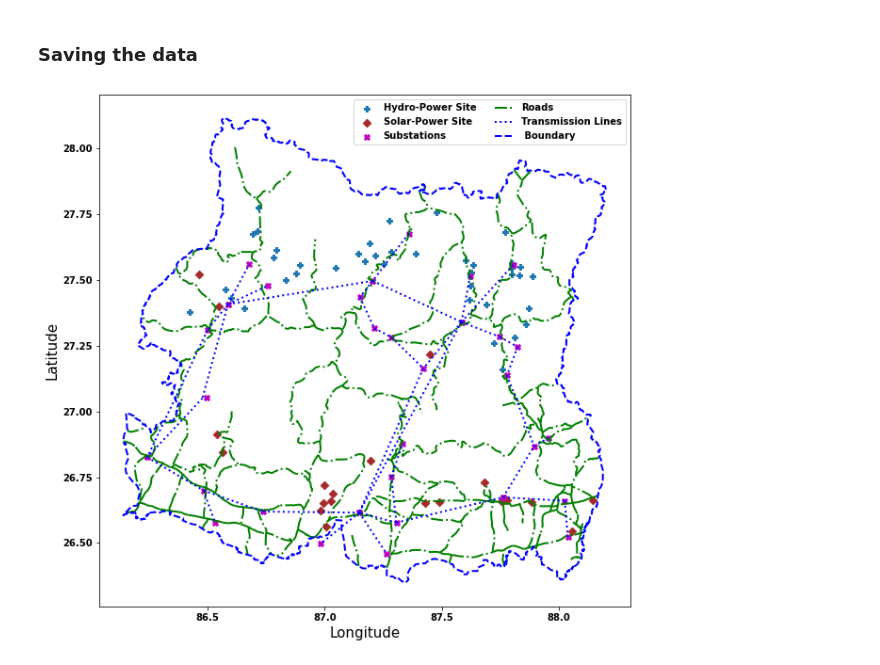
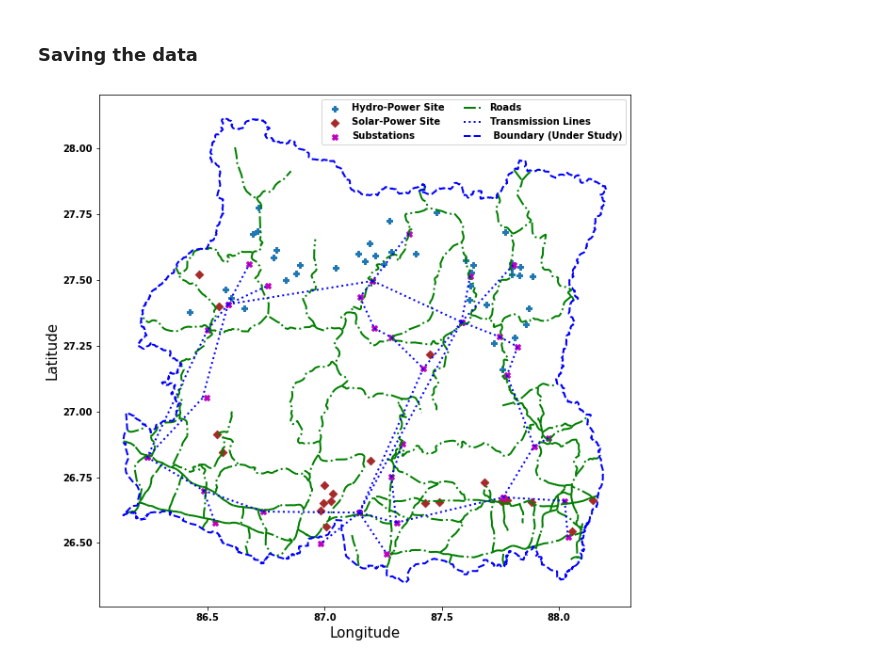
Before and after one commit to deependran7/grid_optimization, a Jupyter notebook: Data_Preparation.ipynb, the cells around one changed output. Cells and saved outputs as stored; diff of their text form; code cells hidden in the pictures.

```diff
--- a/Data_Preparation.ipynb
+++ b/Data_Preparation.ipynb
@@ -459,19 +459,19 @@ Line_Sites.to_file('Data_Folder/Geo_Files/trans_lines.shp')
 # %%
 from tkinter.tix import ButtonBox
 
 
 fig,ax = plt.subplots(figsize = (20,10))
 generators_hydro.plot(ax=ax, label="Hydro-Power Site", marker = "P")
 generators_solar.plot(ax=ax,label="Solar-Power Site",color = "brown",marker = "D")
 bus_sites.plot(ax=ax, label = "Substations", color = 'm',marker = "X")
 road_site.plot(ax=ax, label="Roads", color = 'g',linestyle = "dashdot")
 Line_Sites.plot(ax=ax,label = "Transmission Lines", color = 'b', linestyle = "dotted")
-boundary.exterior.plot(ax=ax, label=" Boundary",color = "b", linestyle = "dashed")
+boundary.exterior.plot(ax=ax, label=" Boundary (Under Study)",color = "b", linestyle = "dashed")
 ax.set_xlabel("Longitude")
 ax.set_ylabel("Latitude")
 
 ax.legend(frameon= True, ncol=2)
 plt.savefig('map.pdf',bbox_inches = "tight")
 plt.savefig('map.jpg',bbox_inches = "tight")
 # %% [output]
-[figure, old version]
+[figure, new version]
```
Also changed, not shown: parts of 3 cells of this notebook, 16 other files.
